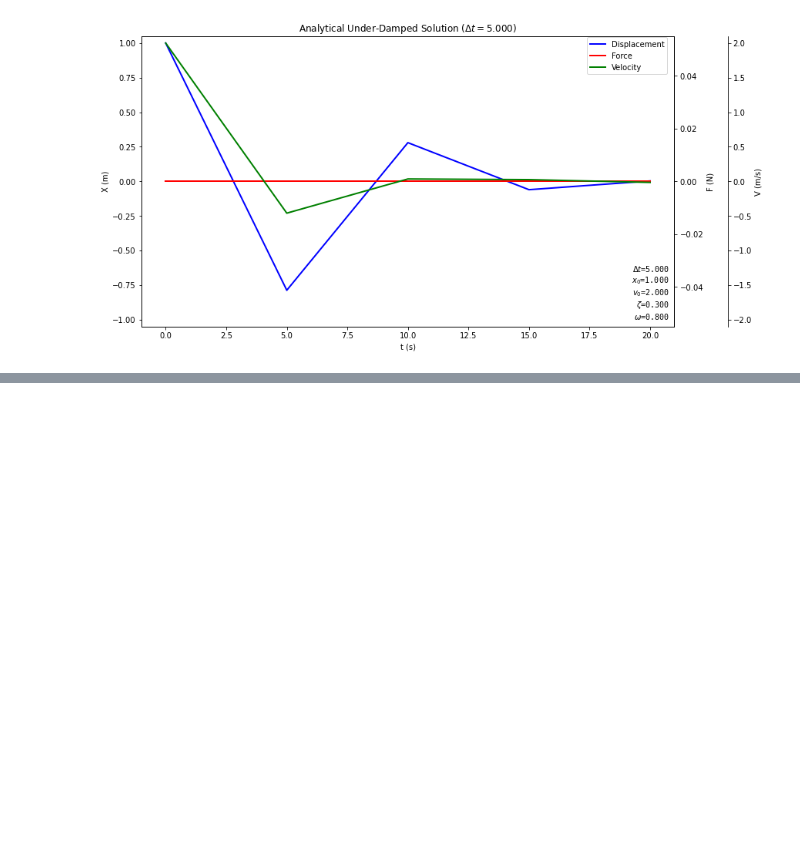
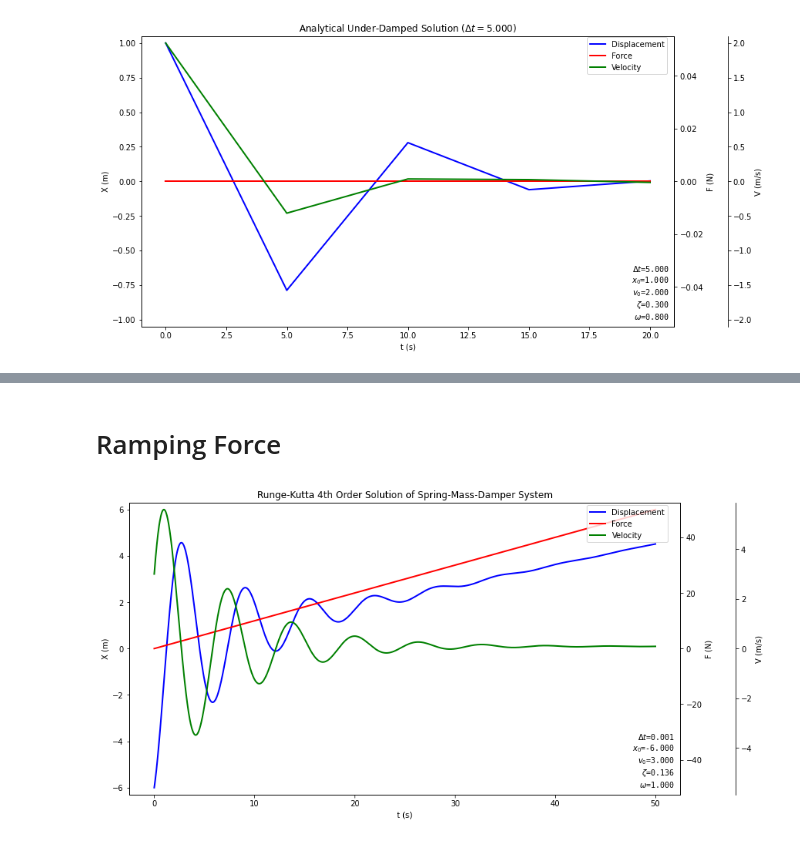
Before and after one commit to Johnathonadon/ENGR3703-Computational-Methods-, a Jupyter notebook: Johnathan_Weir_engr3703_fall2021_project.ipynb, the cells around one changed output, grey strips where cells are left out. Cells and saved outputs as stored; diff of their text form; code cells hidden in the pictures; blank space fills up the shorter version.

```diff
--- a/Johnathan_Weir_engr3703_fall2021_project.ipynb
+++ b/Johnathan_Weir_engr3703_fall2021_project.ipynb
@@ -728,0 +765,31 @@ time_step_size(ti, tf, dts, ft, x0, v0, m, z, o, damped)
+# %% [markdown]
+# Ramping Force
+# %%
+#study region
+ti = 0 #s
+tf = 50 #s
+dt = 0.001 #s
+
+#force equation (function of 'i')
+ft = 't[i]'
+
+#system properties
+m = 11 #kg
+b = 3 #s^-1
+k = 11 #N/m
+o = sqrt(k/m)
+z = b/(2*m*o)
+
+#initial system state
+x0 = -6 #m
+v0 = 3 #m/s
+
+#simulate the system
+[t, f, x, v] = spring_mass_damper(ti, tf, dt, ft, x0, v0, m,  z, o)
+
+#plot results
+results = (1,1,1)
+title = 'Runge-Kutta 4th Order Solution of Spring-Mass-Damper System'
+my_plot_system(t, f, x, v, dt, x0, v0, z, o, results, title)
+# %% [output]
+[figure, added]
```
Also changed, not shown: parts of 10 cells of this notebook.
